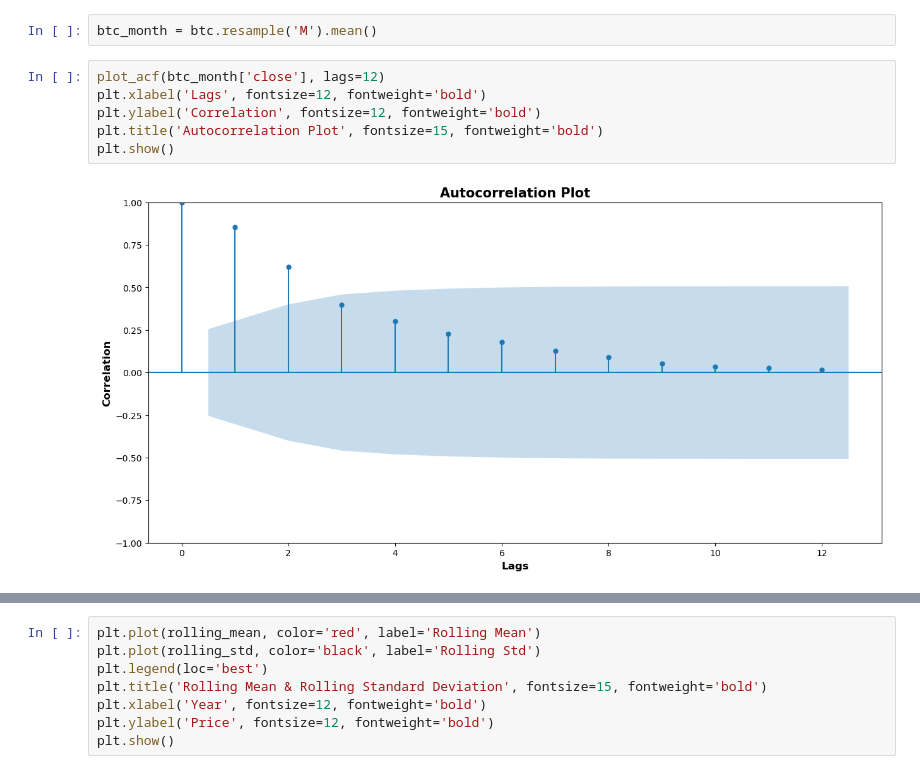
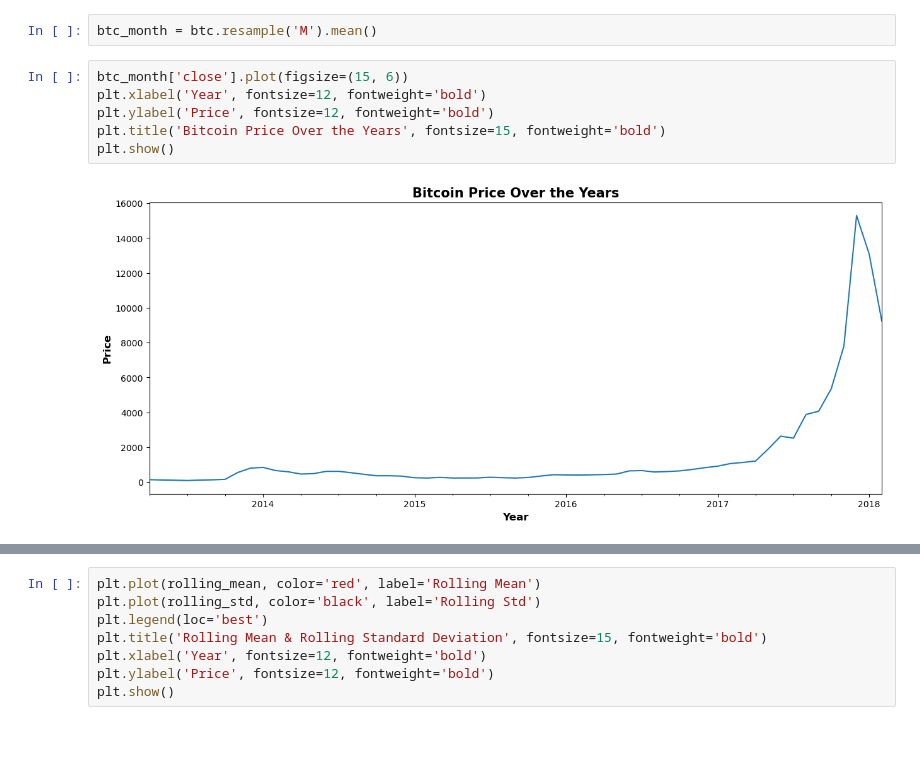
Before and after one commit to alliajagbe/crypto-prediction, a Jupyter notebook: crypto.ipynb, the cells around one changed output, grey strips where cells are left out. Saved outputs shown, nothing was run; the diff lists cells and outputs as text; blank space fills up the shorter version.

```diff
--- a/crypto.ipynb
+++ b/crypto.ipynb
@@ -48,10 +48,10 @@ print(len(btc))
 # %%
 btc_month = btc.resample('M').mean()
 # %%
-plot_acf(btc_month['close'], lags=12)
-plt.xlabel('Lags', fontsize=12, fontweight='bold')
-plt.ylabel('Correlation', fontsize=12, fontweight='bold')
-plt.title('Autocorrelation Plot', fontsize=15, fontweight='bold')
+btc_month['close'].plot(figsize=(15, 6))
+plt.xlabel('Year', fontsize=12, fontweight='bold')
+plt.ylabel('Price', fontsize=12, fontweight='bold')
+plt.title('Bitcoin Price Over the Years', fontsize=15, fontweight='bold')
 plt.show()
 # %% [output]
-[figure, old version]
+[figure, new version]
```
Also changed, not shown: parts of 3 cells of this notebook.
